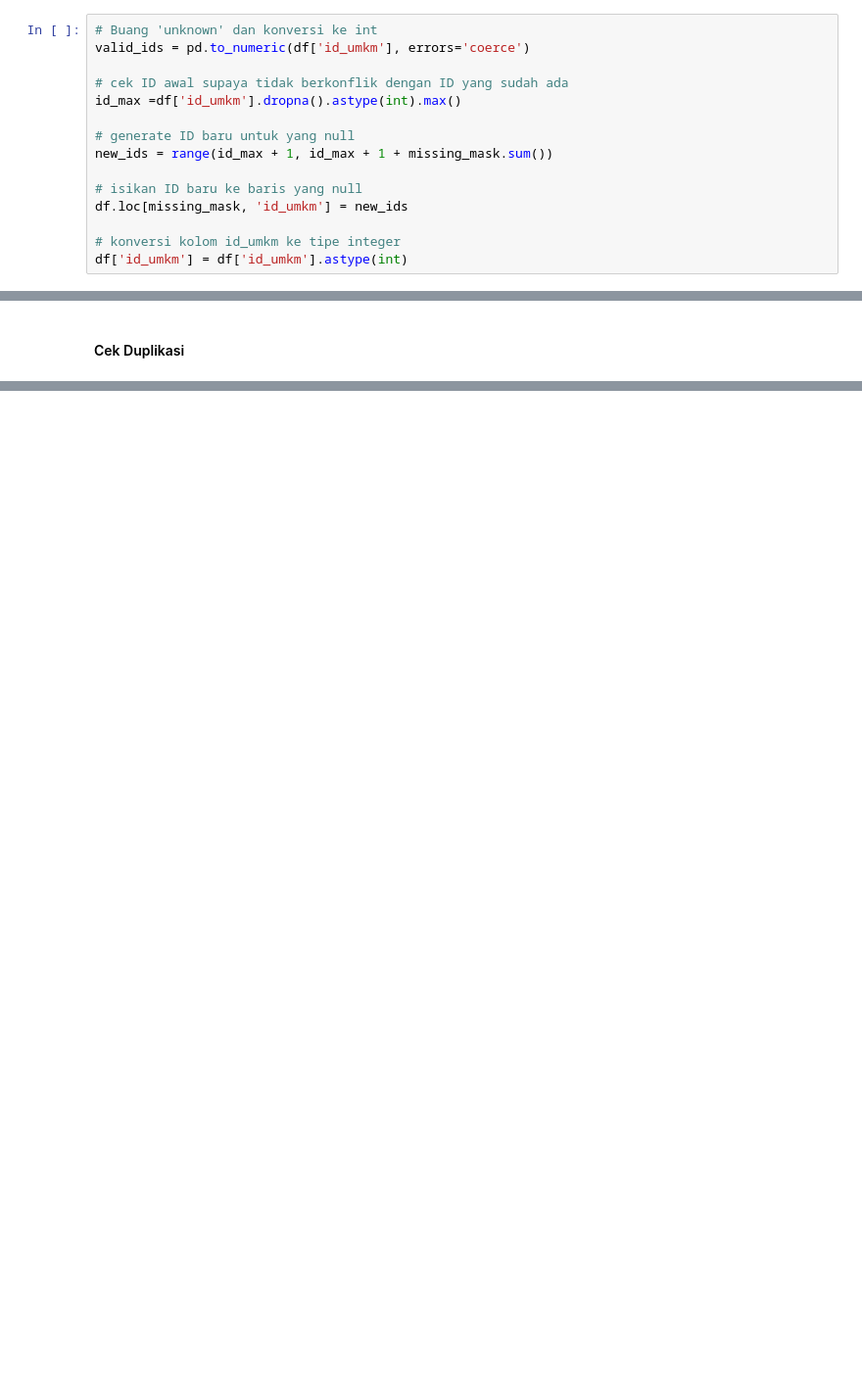
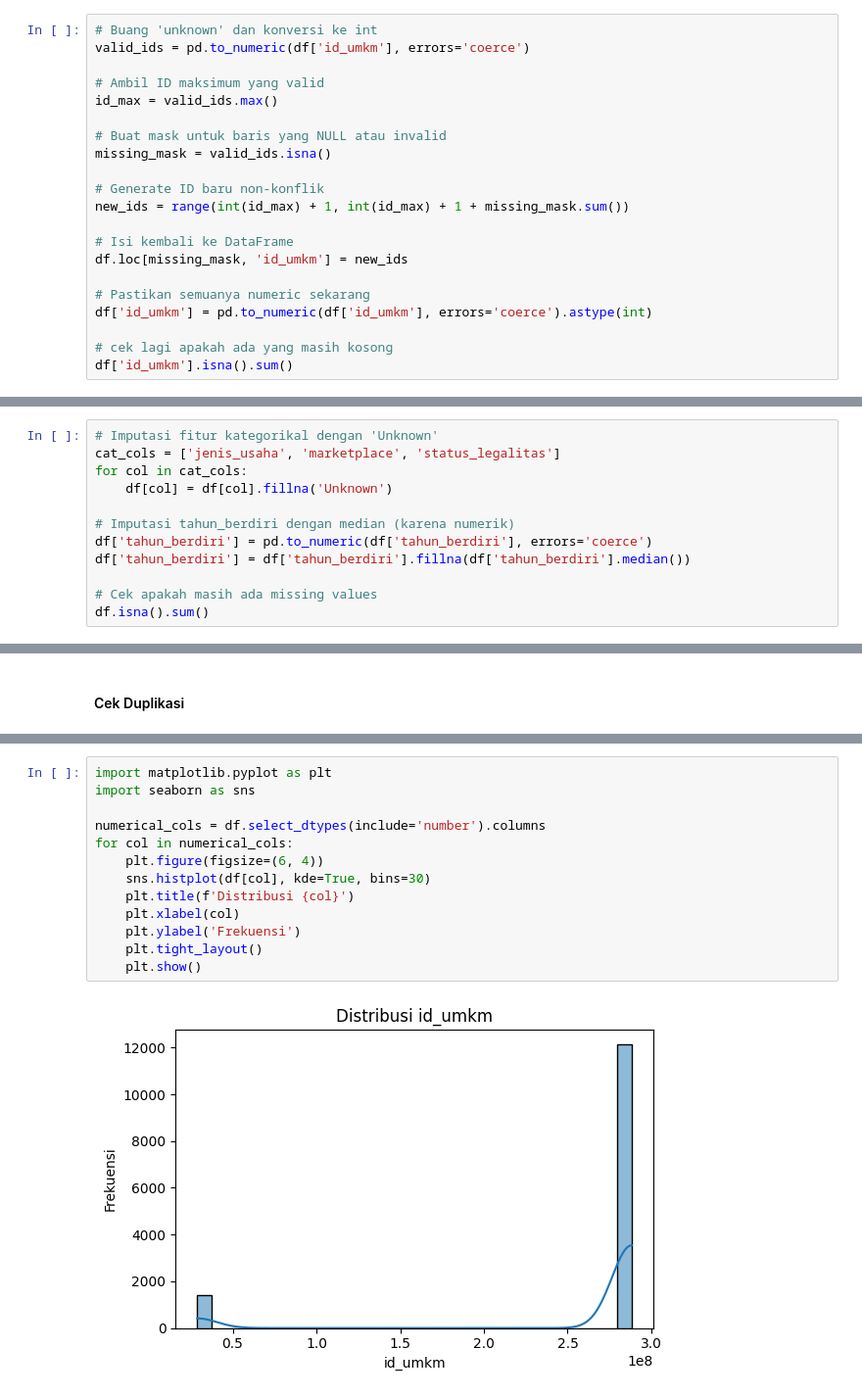
Before and after one commit to ProfDARA/dukunisasi_umkm, a Jupyter notebook: dukunisasiUMKM.ipynb, the cells around one changed output, grey strips where cells are left out. Shown: that part at 98% size. Cells and saved outputs as stored; diff of their text form; blank space fills up the shorter version.

Commit message:
lagi bosan, penasaran analisa data UMKM bisnis yang enak apa

```diff
--- a/dukunisasiUMKM.ipynb
+++ b/dukunisasiUMKM.ipynb
@@ -244,15 +244,21 @@ Kolom yang masih ada missing value:
 # Buang 'unknown' dan konversi ke int
 valid_ids = pd.to_numeric(df['id_umkm'], errors='coerce')
 
-# cek ID awal supaya tidak berkonflik dengan ID yang sudah ada
-id_max =df['id_umkm'].dropna().astype(int).max()
+# Ambil ID maksimum yang valid
+id_max = valid_ids.max()
 
-# generate ID baru untuk yang null
-new_ids = range(id_max + 1, id_max + 1 + missing_mask.sum())
+# Buat mask untuk baris yang NULL atau invalid
+missing_mask = valid_ids.isna()
 
-# isikan ID baru ke baris yang null
+# Generate ID baru non-konflik
+new_ids = range(int(id_max) + 1, int(id_max) + 1 + missing_mask.sum())
+
+# Isi kembali ke DataFrame
 df.loc[missing_mask, 'id_umkm'] = new_ids
 
-# konversi kolom id_umkm ke tipe integer
-df['id_umkm'] = df['id_umkm'].astype(int)
+# Pastikan semuanya numeric sekarang
+df['id_umkm'] = pd.to_numeric(df['id_umkm'], errors='coerce').astype(int)
+
+# cek lagi apakah ada yang masih kosong
+df['id_umkm'].isna().sum()
 # %% [output]
@@ -259,0 +268,12 @@ ValueError: invalid literal for int() with base 10: 'unknown'
+# %%
+# Imputasi fitur kategorikal dengan 'Unknown'
+cat_cols = ['jenis_usaha', 'marketplace', 'status_legalitas']
+for col in cat_cols:
+    df[col] = df[col].fillna('Unknown')
+
+# Imputasi tahun_berdiri dengan median (karena numerik)
+df['tahun_berdiri'] = pd.to_numeric(df['tahun_berdiri'], errors='coerce')
+df['tahun_berdiri'] = df['tahun_berdiri'].fillna(df['tahun_berdiri'].median())
+
+# Cek apakah masih ada missing values
+df.isna().sum()
@@ -265,0 +335,15 @@ np.int64(0)
+# %%
+import matplotlib.pyplot as plt
+import seaborn as sns
+
+numerical_cols = df.select_dtypes(include='number').columns
+for col in numerical_cols:
+    plt.figure(figsize=(6, 4))
+    sns.histplot(df[col], kde=True, bins=30)
+    plt.title(f'Distribusi {col}')
+    plt.xlabel(col)
+    plt.ylabel('Frekuensi')
+    plt.tight_layout()
+    plt.show()
+# %% [output]
+[figure, added]
```
Also changed, not shown: parts of 12 cells of this notebook.
